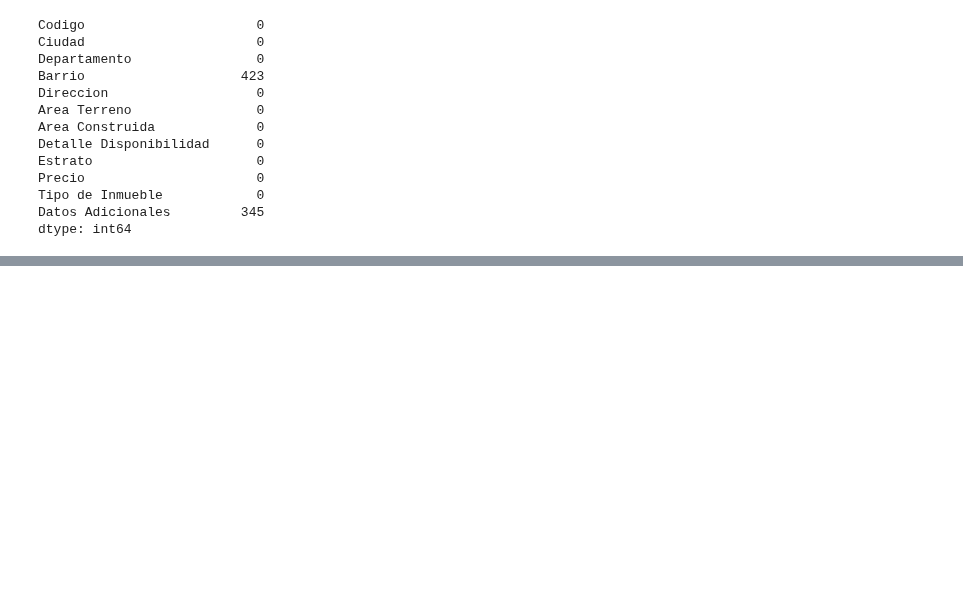
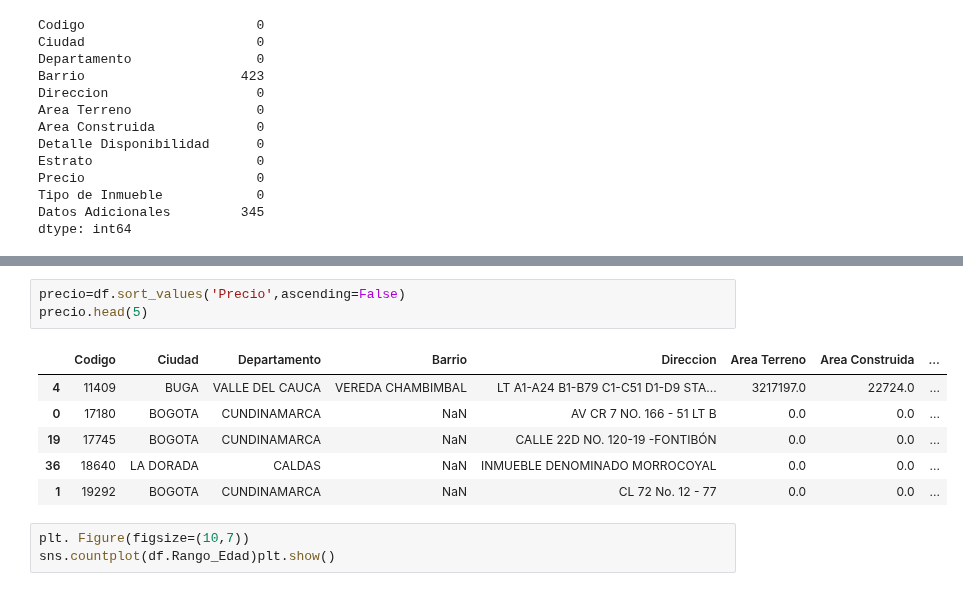
Before and after one commit to Edwardcm07/Analisis_de_datos_ejercicio_AA3-EV03, a Jupyter notebook: AA3-EV02.ipynb, the cells around one changed output, grey strips where cells are left out. Cells and saved outputs as stored; diff of their text form; blank space fills up the shorter version.

```diff
--- a/AA3-EV02.ipynb
+++ b/AA3-EV02.ipynb
@@ -42,0 +101,13 @@ dtype: int64
+# %%
+precio=df.sort_values('Precio',ascending=False)
+precio.head(5)
+# %% [output]
+|  | Codigo | Ciudad | Departamento | Barrio | Direccion | Area Terreno | Area Construida | ... |
+| 4 | 11409 | BUGA | VALLE DEL CAUCA | VEREDA CHAMBIMBAL | LT A1-A24 B1-B79 C1-C51 D1-D9 STA... | 3217197.0 | 22724.0 | ... |
+| 0 | 17180 | BOGOTA | CUNDINAMARCA | NaN | AV CR 7 NO. 166 - 51 LT B | 0.0 | 0.0 | ... |
+| 19 | 17745 | BOGOTA | CUNDINAMARCA | NaN | CALLE 22D NO. 120-19 -FONTIBÓN | 0.0 | 0.0 | ... |
+| 36 | 18640 | LA DORADA | CALDAS | NaN | INMUEBLE DENOMINADO MORROCOYAL | 0.0 | 0.0 | ... |
+| 1 | 19292 | BOGOTA | CUNDINAMARCA | NaN | CL 72 No. 12 - 77 | 0.0 | 0.0 | ... |
+# %%
+plt. Figure(figsize=(10,7))
+sns.countplot(df.Rango_Edad)plt.show()
```
Also changed, not shown: parts of 7 cells of this notebook.
